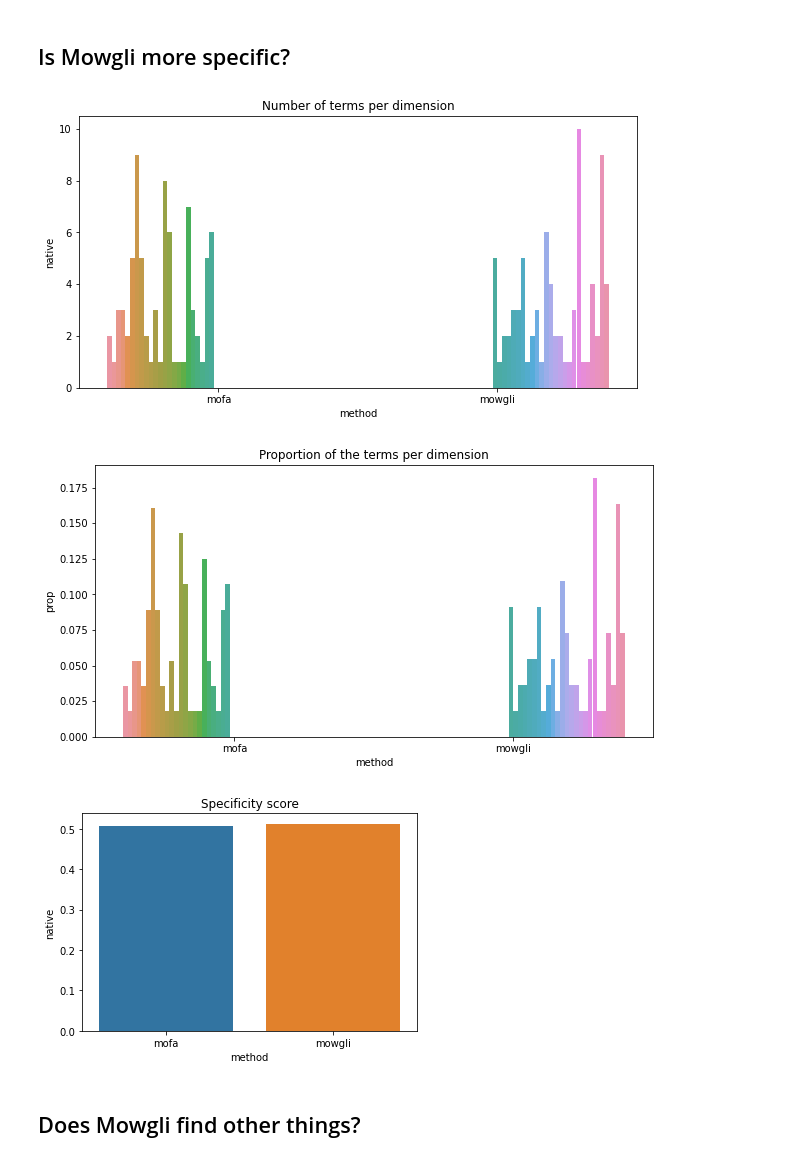
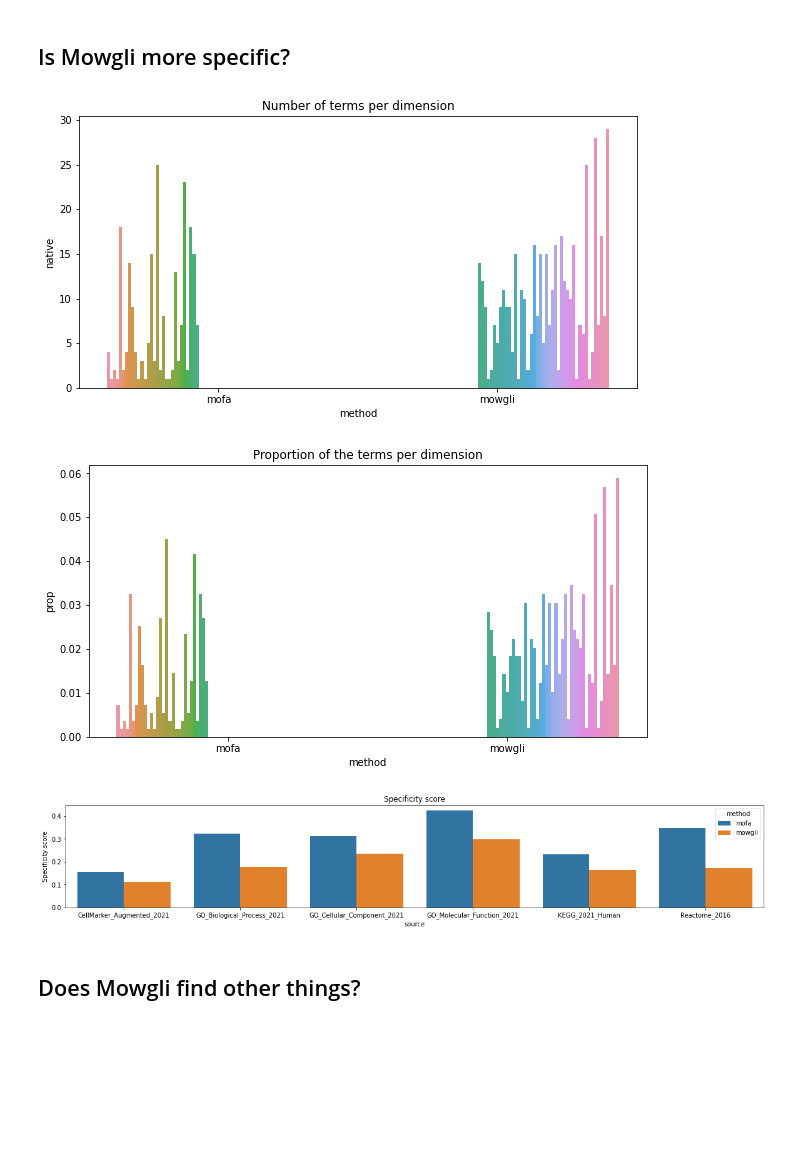
Before and after one commit to cantinilab/mowgli_reproducibility, a Jupyter notebook: visualize/visualize_enrichment.ipynb, the cells around one changed output. Saved outputs shown, nothing was run; the diff lists cells and outputs as text; code cells hidden in the pictures; blank space fills up the shorter version.

Commit message:
add azimuth, work on plots

```diff
--- a/visualize/visualize_enrichment.ipynb
+++ b/visualize/visualize_enrichment.ipynb
@@ -25,24 +25,12 @@ elif enrichment_file == "enrichr": # Get enrichr results.
 
 enr["name"] = enr["native"]
 # %%
-# enr = enr[enr["source"] == "GO_Molecular_Function_2021"] # Molecular function
-# enr = enr[enr["source"] == "GO_Cellular_Component_2021"] # Cellular component
-# enr = enr[enr["source"] == "GO_Biological_Process_2021"] # Biological process
-# enr = enr[enr["source"] == "KEGG_2021_Human"] # KEGG pathways
-# enr = enr[enr["source"] == "Reactome_2016"] # Reactome pathways
-enr = enr[enr["source"] == "PanglaoDB_Augmented_2021"] # Cell types
+idx_MF = enr["source"] == "GO_Molecular_Function_2021" # Molecular function
+idx_CC = enr["source"] == "GO_Cellular_Component_2021" # Cellular component
+idx_BP = enr["source"] == "GO_Biological_Process_2021" # Biological process
+idx_KEGG = enr["source"] == "KEGG_2021_Human" # KEGG pathways
+idx_Reac = enr["source"] == "Reactome_2016" # Reactome pathways
+idx_Marker = enr["source"] == "CellMarker_Augmented_2021" # Cell types
-# %%
-celltypes = [
-    "Monocytes",
-    "B Cells",
-    "T Helper Cells",
-    "T Cytotoxic Cells",
-    "NK Cells",
-    "Erythroid-like And Erythroid Precursor Cells",
-]
-idx = enr["native"].map(lambda x: x in celltypes)
-idx |= (enr["source"] != "PanglaoDB_Augmented_2021")
-enr = enr[idx]
 # %%
 enr = enr[enr["p_value"] < .05]
 # %%
@@ -67,8 +48,9 @@ enr
 ## Is Mowgli more specific?
 # %%
 fig, ax = plt.subplots(1, 1, figsize=(10, 5))
+df = enr.loc[idx_BP].groupby(["method", "query"])["native"].nunique().reset_index()
 sns.barplot(
-    data=enr.groupby(["method", "query"])["native"].nunique().reset_index(),
+    data=df,
     x="method",
     y="native",
     hue="query",
@@ -79,10 +61,10 @@ ax.get_legend().remove()
 plt.show()
 # + and - counted separately or mofa
 # %% [output]
-[figure, old version]
+[figure, new version]
 # %%
 fig, ax = plt.subplots(1, 1, figsize=(10, 5))
-df = enr.groupby(["method", "query"])["native"].nunique().reset_index()
+df = enr.loc[idx_BP].groupby(["method", "query"])["native"].nunique().reset_index()
 df["nterms"] = df["method"].map(enr.groupby("method")["native"].nunique())
 df["prop"] = df["native"] / df["nterms"]
 sns.barplot(
@@ -97,17 +79,25 @@ ax.get_legend().remove()
 plt.show()
 # + and - counted separately or mofa
 # %% [output]
-[figure, old version]
+[figure, new version]
 # %%
 # specificity score
-s = enr.groupby("method")["native"].nunique() # nterms
-s += enr.groupby("method")["query"].nunique() # ndims
-s /= 2*enr.groupby("method")["native"].count() # 2*nlinks
-plt.title("Specificity score")
-sns.barplot(data=pd.DataFrame(s).reset_index(), x="method", y="native")
+s = enr.groupby(["source", "method"])["native"].nunique()  # nterms
+s += enr.groupby(["source", "method"])["query"].nunique()  # ndims
+s /= 2 * enr.groupby(["source", "method"])["native"].count()  # 2*nlinks
+fig, ax = plt.subplots(1, 1, figsize=(20, 3))
+sns.barplot(
+    data=pd.DataFrame(s).reset_index(),
+    x="source",
+    hue="method",
+    y="native",
+    ax=ax,
+)
+ax.set_title("Specificity score")
+ax.set_ylabel("Specificity score")
 plt.show()
 # %% [output]
-[figure, old version]
+[figure, new version]
 # %% [markdown]
 ## Does Mowgli find other things?
 # %%
```
Also changed, not shown: parts of 19 cells of this notebook, 4 other files.
